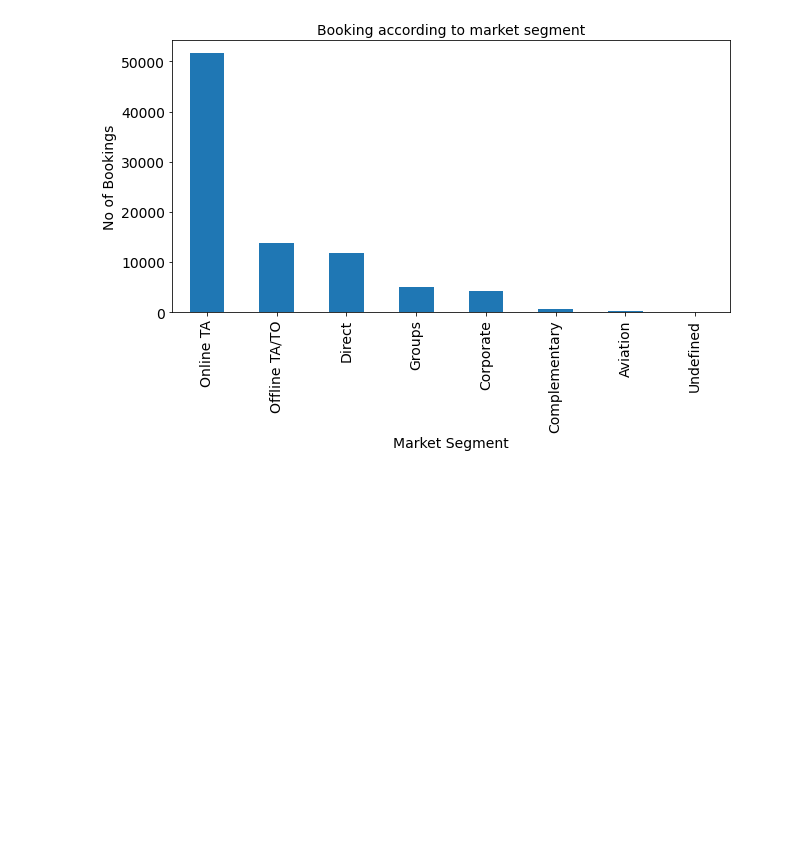
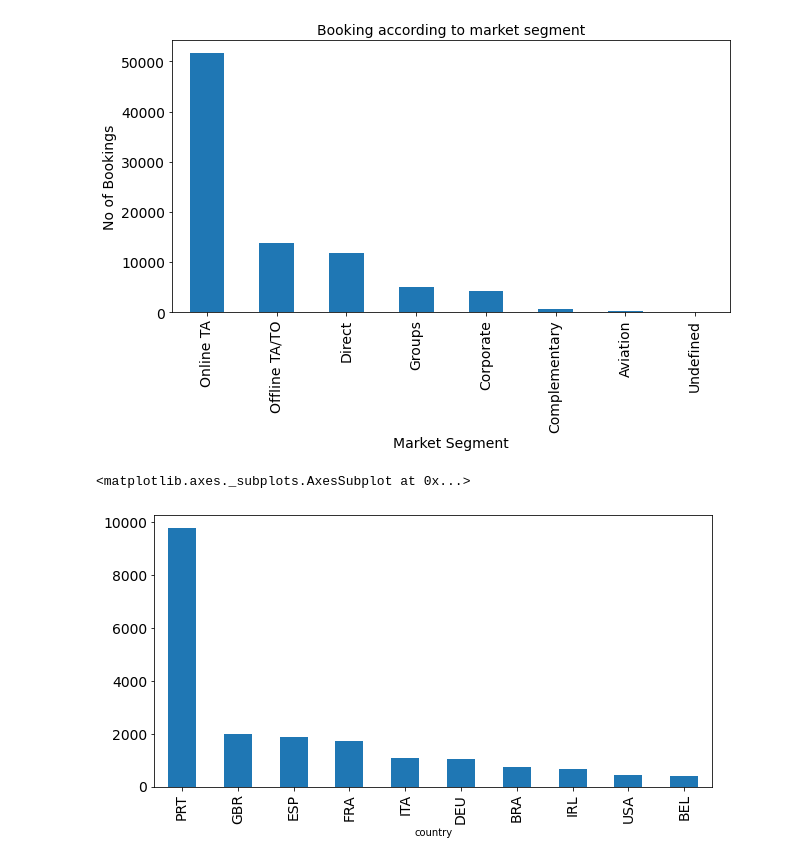
Before and after one commit to Singh-Pravin/Hotel-Booking-Analysis---EDA, a Jupyter notebook: Hotel_Booking_Analysis_Capstone_Project.ipynb, the cells around one changed output. Saved outputs shown, nothing was run; the diff lists cells and outputs as text; code cells hidden in the pictures; blank space fills up the shorter version.

```diff
--- a/Hotel_Booking_Analysis_Capstone_Project.ipynb
+++ b/Hotel_Booking_Analysis_Capstone_Project.ipynb
@@ -312,0 +341,6 @@ plt.show()
+# %%
+cancellation_data = df1.groupby('country')['is_canceled'].sum().sort_values(ascending = False).head(10)
+cancellation_data.plot.bar(figsize = (10,5),fontsize = 14)
+# %% [output]
+<matplotlib.axes._subplots.AxesSubplot at 0x...>
+[figure, added]
```
Also changed, not shown: parts of 19 cells of this notebook.
